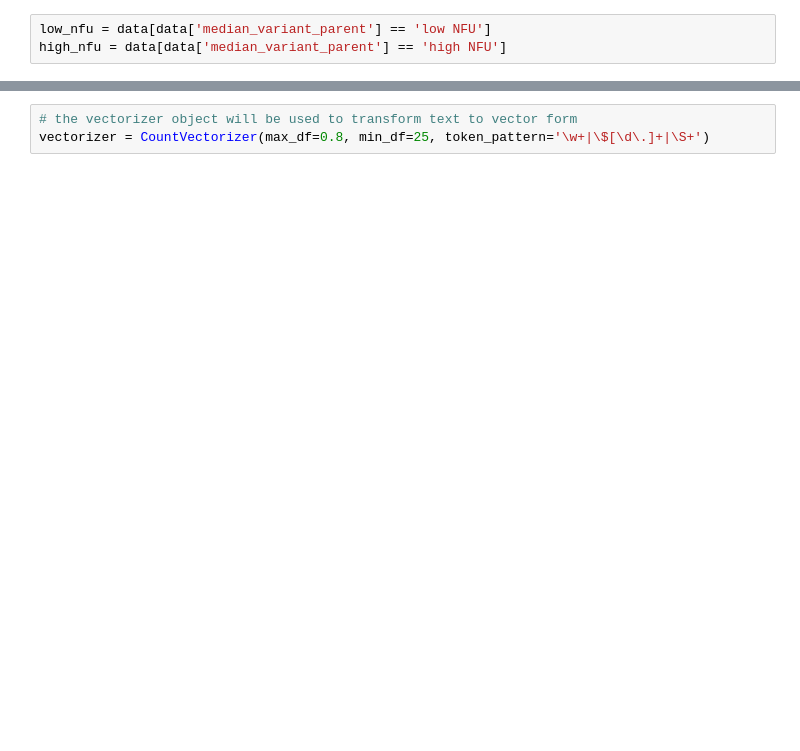
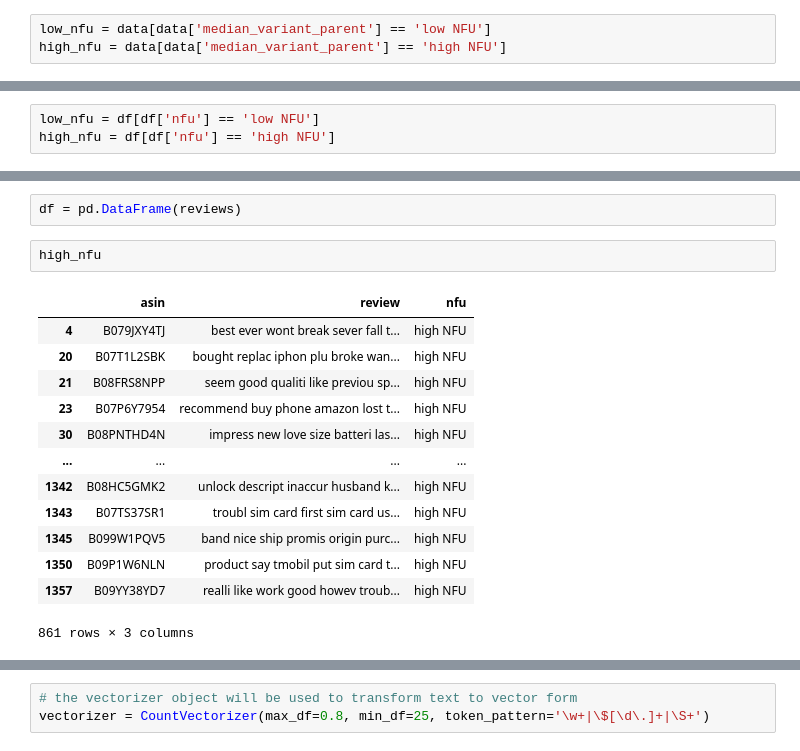
Before and after one commit to janvanderdoe/amazon_nfu, a Jupyter notebook: src/paper/topic_modeling.ipynb, the cells around one changed output, grey strips where cells are left out. Saved outputs shown, nothing was run; the diff lists cells and outputs as text; blank space fills up the shorter version.

```diff
--- a/src/paper/topic_modeling.ipynb
+++ b/src/paper/topic_modeling.ipynb
@@ -58,0 +56,3 @@ print(len(high_nfu))
+# %%
+low_nfu = df[df['nfu'] == 'low NFU']
+high_nfu = df[df['nfu'] == 'high NFU']
@@ -58,0 +94,18 @@ print(len(high_nfu))
+# %%
+df = pd.DataFrame(reviews)
+# %%
+high_nfu
+# %% [output]
+|  | asin | review | nfu |
+| 4 | B079JXY4TJ | best ever wont break sever fall t... | high NFU |
+| 20 | B07T1L2SBK | bought replac iphon plu broke wan... | high NFU |
+| 21 | B08FRS8NPP | seem good qualiti like previou sp... | high NFU |
+| 23 | B07P6Y7954 | recommend buy phone amazon lost t... | high NFU |
+| 30 | B08PNTHD4N | impress new love size batteri las... | high NFU |
+| ... | ... | ... | ... |
+| 1342 | B08HC5GMK2 | unlock descript inaccur husband k... | high NFU |
+| 1343 | B07TS37SR1 | troubl sim card first sim card us... | high NFU |
+| 1345 | B099W1PQV5 | band nice ship promis origin purc... | high NFU |
+| 1350 | B09P1W6NLN | product say tmobil put sim card t... | high NFU |
+| 1357 | B09YY38YD7 | realli like work good howev troub... | high NFU |
+861 rows × 3 columns
```
Also changed, not shown: parts of 15 cells of this notebook, 1 other file.
